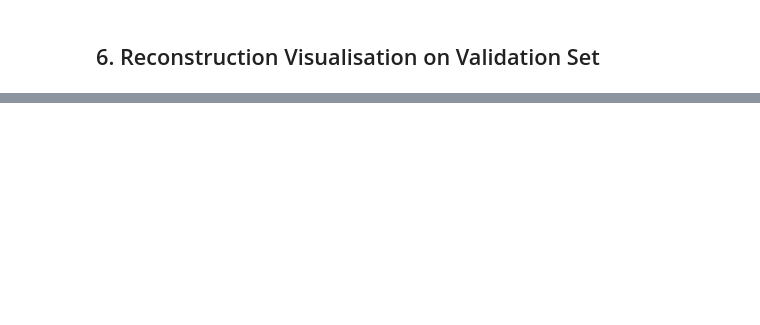
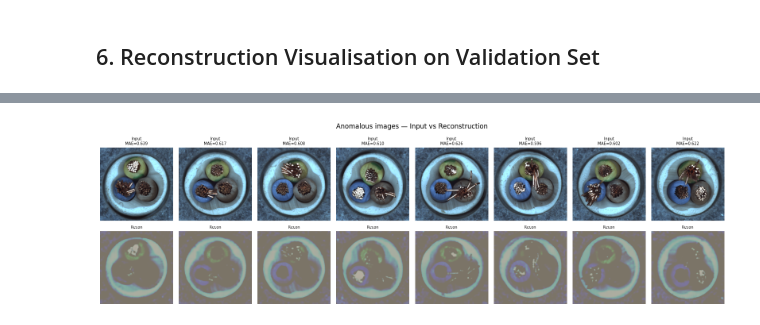
Before and after one commit to jialetoh/50039-proj-group07-2026, a Jupyter notebook: notebooks/02_baseline_autoencoder.ipynb, the cells around one changed output, grey strips where cells are left out. Drawn from its saved outputs; the diff is of its cells as text; code cells hidden in the pictures; blank space fills up the shorter version.

```diff
--- a/notebooks/02_baseline_autoencoder.ipynb
+++ b/notebooks/02_baseline_autoencoder.ipynb
@@ -174,0 +325,30 @@ plt.show()
+# %%
+# 7.4 Visualise reconstructions of anomalous images
+anom_indices = np.where(all_labels == 1)[0][:8]  # up to 8 anomalous samples
+
+# Collect the images by iterating through test_loader
+all_imgs = []
+model.eval()
+with torch.no_grad():
+    for imgs, _ in test_loader:
+        all_imgs.append(imgs)
+all_imgs = torch.cat(all_imgs, dim=0)  # [N, 3, 256, 256]
+
+anom_imgs  = all_imgs[anom_indices].to(DEVICE)
+with torch.no_grad():
+    anom_recon = model(anom_imgs)
+
+n_show = len(anom_indices)
+fig, axes = plt.subplots(2, n_show, figsize=(2 * n_show, 5))
+for i in range(n_show):
+    axes[0, i].imshow(denorm(anom_imgs[i].cpu()))
+    axes[0, i].set_title(f'Input\nMAE={recon_errors[anom_indices[i]]:.3f}', fontsize=7)
+    axes[0, i].axis('off')
+    axes[1, i].imshow(denorm(anom_recon[i].cpu()))
+    axes[1, i].set_title('Recon', fontsize=7)
+    axes[1, i].axis('off')
+fig.suptitle('Anomalous images — Input vs Reconstruction', fontsize=12)
+plt.tight_layout()
+plt.show()
+# %% [output]
+[figure, added]
```
Also changed, not shown: parts of 15 cells of this notebook.
